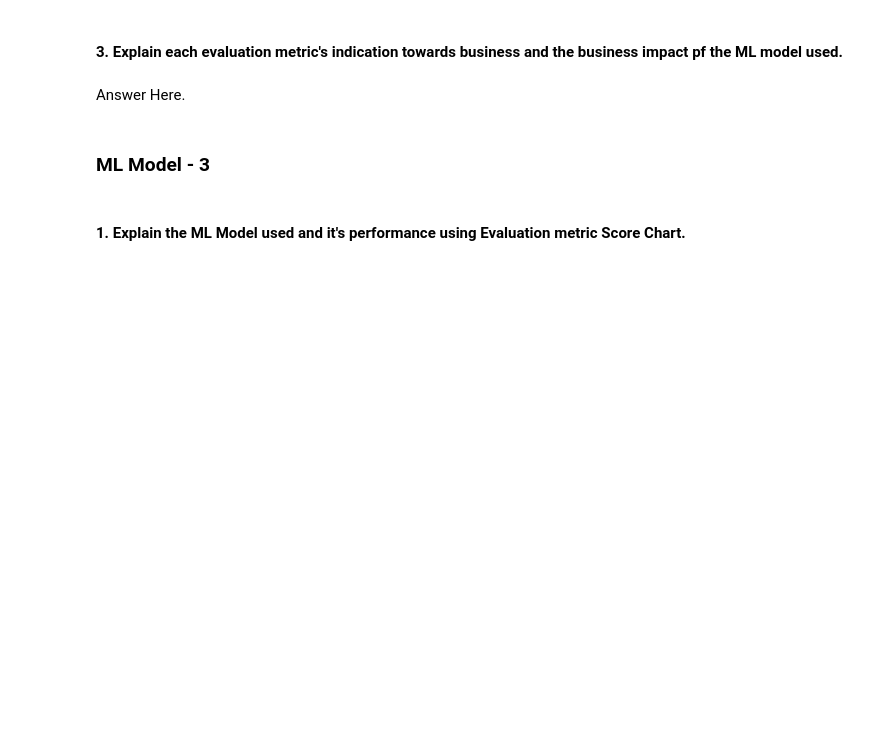
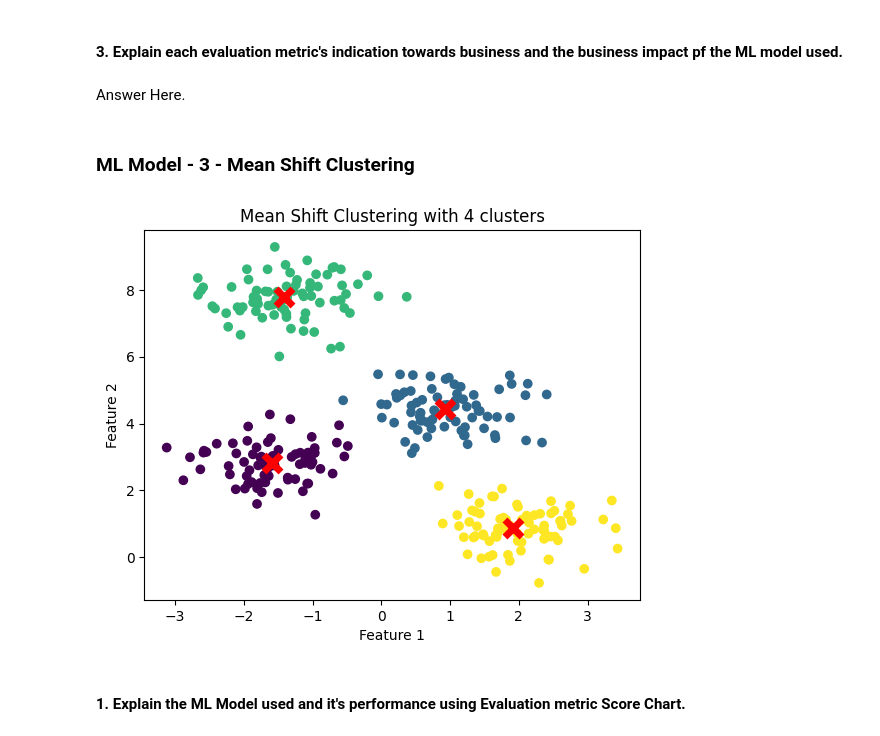
Before and after one commit to khalilkhan1111/Netflix_movies_and_tv_shows_clustering, a Jupyter notebook: Netflix_Movies_and_TV_Shows_Clustering.ipynb, the cells around one changed output. Drawn from its saved outputs; the diff is of its cells as text; code cells hidden in the pictures; blank space fills up the shorter version.

```diff
--- a/Netflix_Movies_and_TV_Shows_Clustering.ipynb
+++ b/Netflix_Movies_and_TV_Shows_Clustering.ipynb
@@ -1195,4 +1220,4 @@ Answer Here.
 # %% [markdown]
 Answer Here.
 # %% [markdown]
-### ML Model - 3
+### ML Model - 3 - Mean Shift Clustering
@@ -1205,3 +1224,36 @@ Answer Here.
+# %%
+# ML Model - 3 Implementation
+
+import matplotlib.pyplot as plt
+from sklearn.cluster import MeanShift, estimate_bandwidth
+from sklearn.datasets import make_blobs
+
+# Generate sample data (you can replace this with your own data)
+X, _ = make_blobs(n_samples=300, centers=4, cluster_std=0.6, random_state=0)
+
+# Estimate the bandwidth (you can adjust this based on your data)
+bandwidth = estimate_bandwidth(X, quantile=0.2)
+
+# Perform Mean Shift clustering
+ms = MeanShift(bandwidth=bandwidth)
+ms.fit(X)
+
+# Obtain the cluster labels and cluster centers
+labels = ms.labels_
+cluster_centers = ms.cluster_centers_
+
+# Get the number of clusters
+n_clusters = len(cluster_centers)
+
+# Visualize the clusters
+plt.scatter(X[:, 0], X[:, 1], c=labels, cmap='viridis')
+plt.scatter(cluster_centers[:, 0], cluster_centers[:, 1], marker='x', color='red', s=150, linewidths=5)
+plt.title(f'Mean Shift Clustering with {n_clusters} clusters')
+plt.xlabel('Feature 1')
+plt.ylabel('Feature 2')
+plt.show()
+# %% [output]
+[figure, added]
 # %% [markdown]
 #### 1. Explain the ML Model used and it's performance using Evaluation metric Score Chart.
 # %%
```
Also changed, not shown: parts of 2 cells of this notebook.
